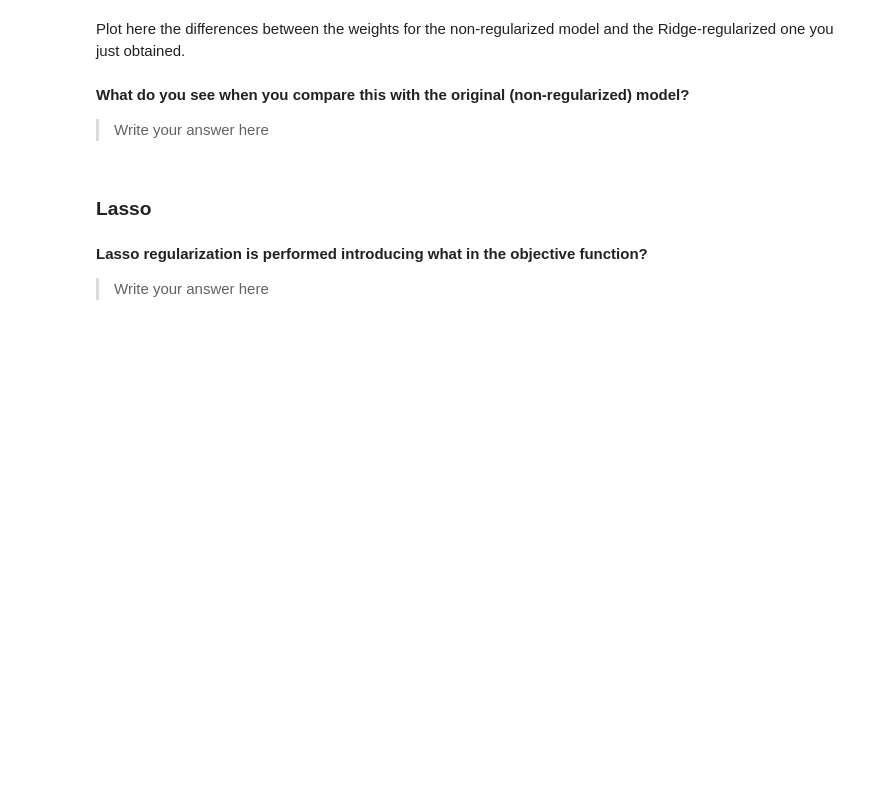
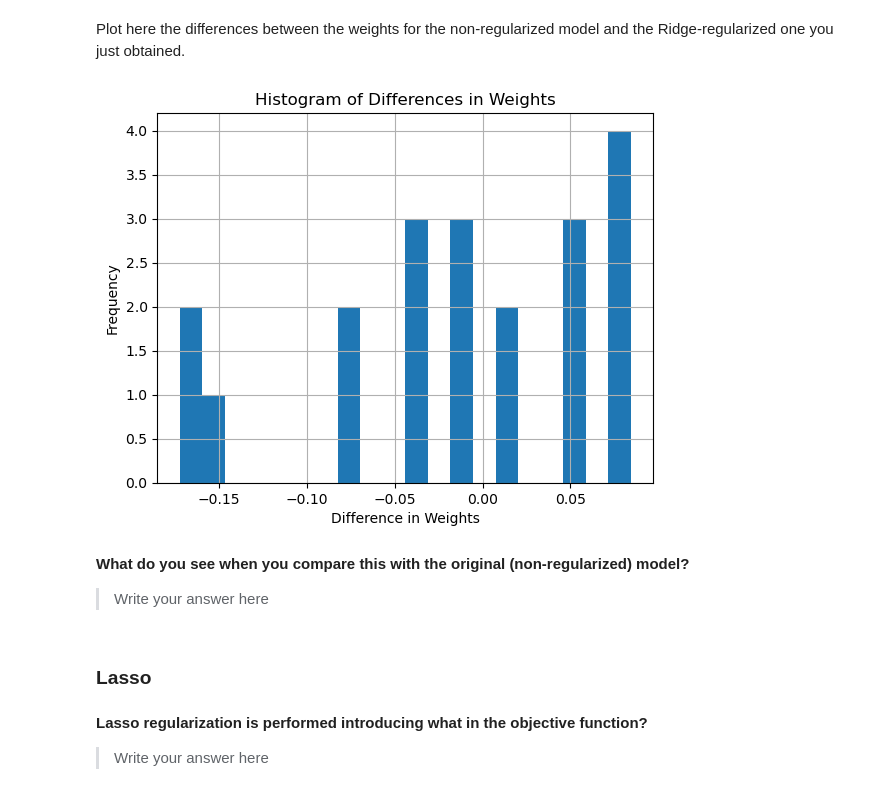
Before and after one commit to ICAI-IMAT-ML/p2-5-berasteguip, a Jupyter notebook: notebook/Lab2_5_LogisticRegression_and_regularization.ipynb, the cells around one changed output. Saved outputs shown, nothing was run; the diff lists cells and outputs as text; code cells hidden in the pictures; blank space fills up the shorter version.

```diff
--- a/notebook/Lab2_5_LogisticRegression_and_regularization.ipynb
+++ b/notebook/Lab2_5_LogisticRegression_and_regularization.ipynb
@@ -335,3 +333,13 @@ Plot here the differences between the weights for the non-regularized model and
+# %%
+
+plt.hist(LogReg_optimum_C_Ridge.weights - LogReg.weights, bins=20)
+plt.xlabel('Difference in Weights')
+plt.ylabel('Frequency')
+plt.title('Histogram of Differences in Weights')
+plt.grid(True)
+plt.show()
+# %% [output]
+[figure, added]
 # %% [markdown]
 **What do you see when you compare this with the original (non-regularized) model?**
 
```
Also changed, not shown: parts of 6 cells of this notebook.
